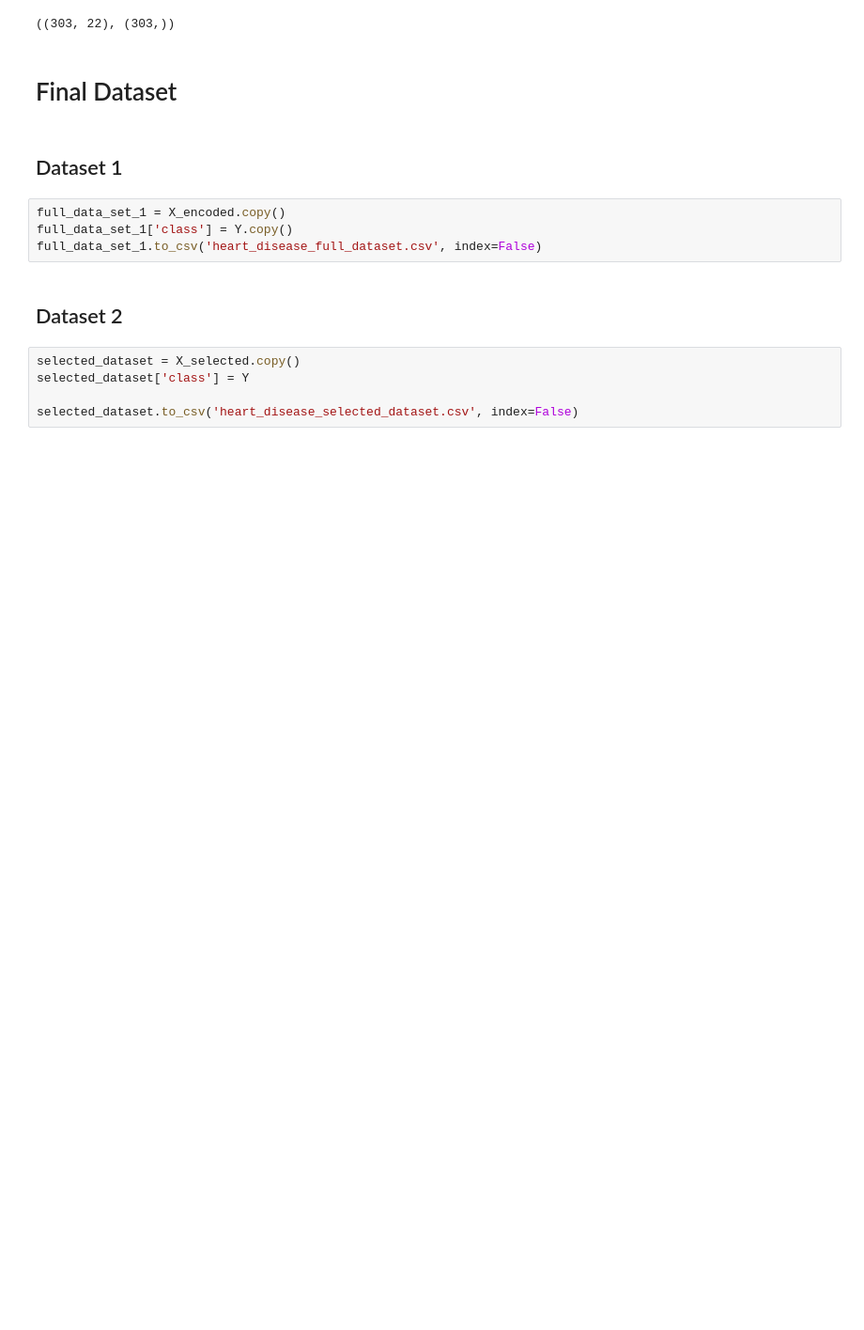
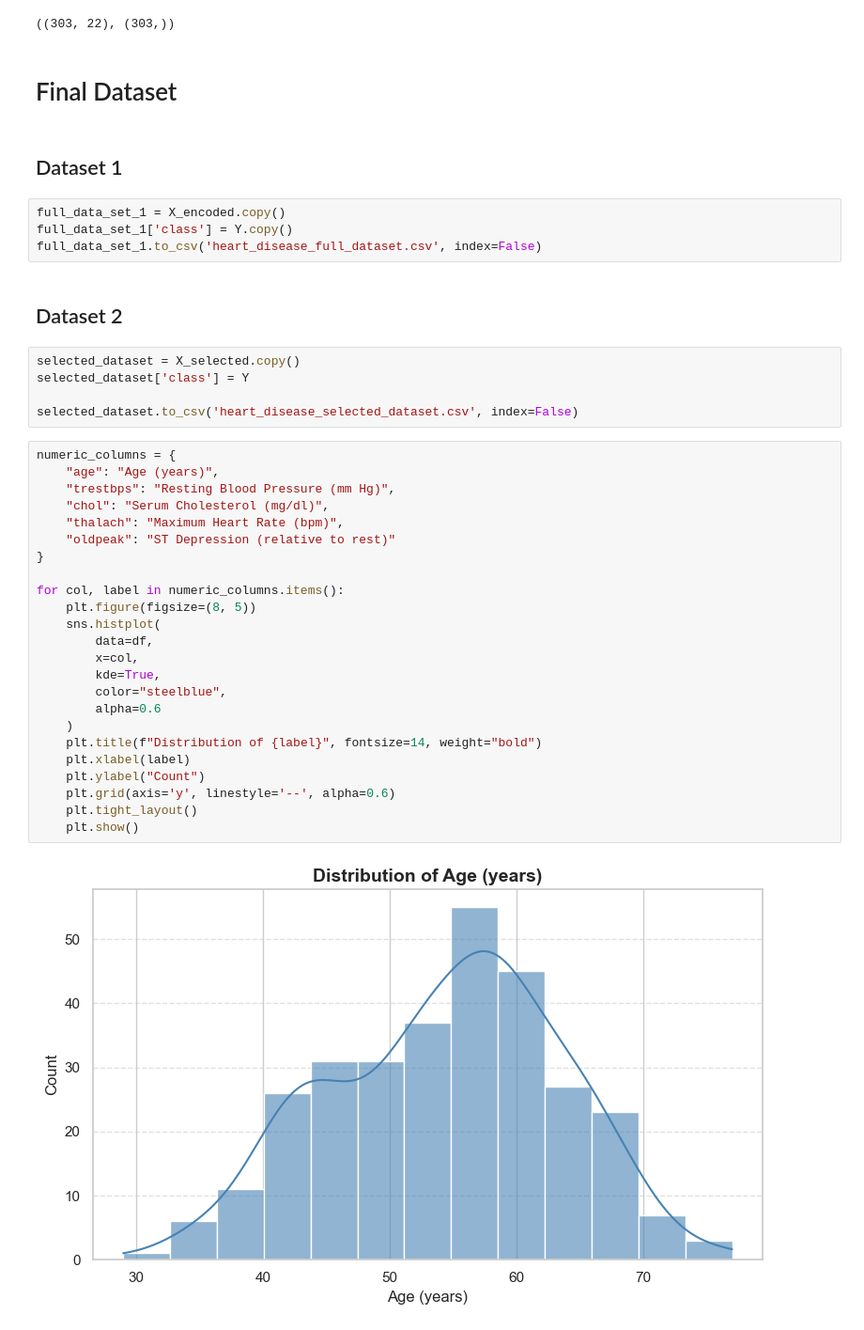
Before and after one commit to mohammed-khalander/Clinical-Decision-Tool, a Jupyter notebook: ML_Model/P2_Feature_Selection.ipynb, the cells around one changed output. Shown at 94% size. Drawn from its saved outputs; the diff is of its cells as text; blank space fills up the shorter version.

```diff
--- a/ML_Model/P2_Feature_Selection.ipynb
+++ b/ML_Model/P2_Feature_Selection.ipynb
@@ -917,3 +917,29 @@ selected_dataset = X_selected.copy()
 selected_dataset['class'] = Y
 
 selected_dataset.to_csv('heart_disease_selected_dataset.csv', index=False)
+# %%
+numeric_columns = {
+    "age": "Age (years)",
+    "trestbps": "Resting Blood Pressure (mm Hg)",
+    "chol": "Serum Cholesterol (mg/dl)",
+    "thalach": "Maximum Heart Rate (bpm)",
+    "oldpeak": "ST Depression (relative to rest)"
+}
+
+for col, label in numeric_columns.items():
+    plt.figure(figsize=(8, 5))
+    sns.histplot(
+        data=df,
+        x=col,
+        kde=True,
+        color="steelblue",
+        alpha=0.6
+    )
+    plt.title(f"Distribution of {label}", fontsize=14, weight="bold")
+    plt.xlabel(label)
+    plt.ylabel("Count")
+    plt.grid(axis='y', linestyle='--', alpha=0.6)
+    plt.tight_layout()
+    plt.show()
+# %% [output]
+[figure, added]
```
Also changed, not shown: parts of 4 cells of this notebook, 5 other files.
